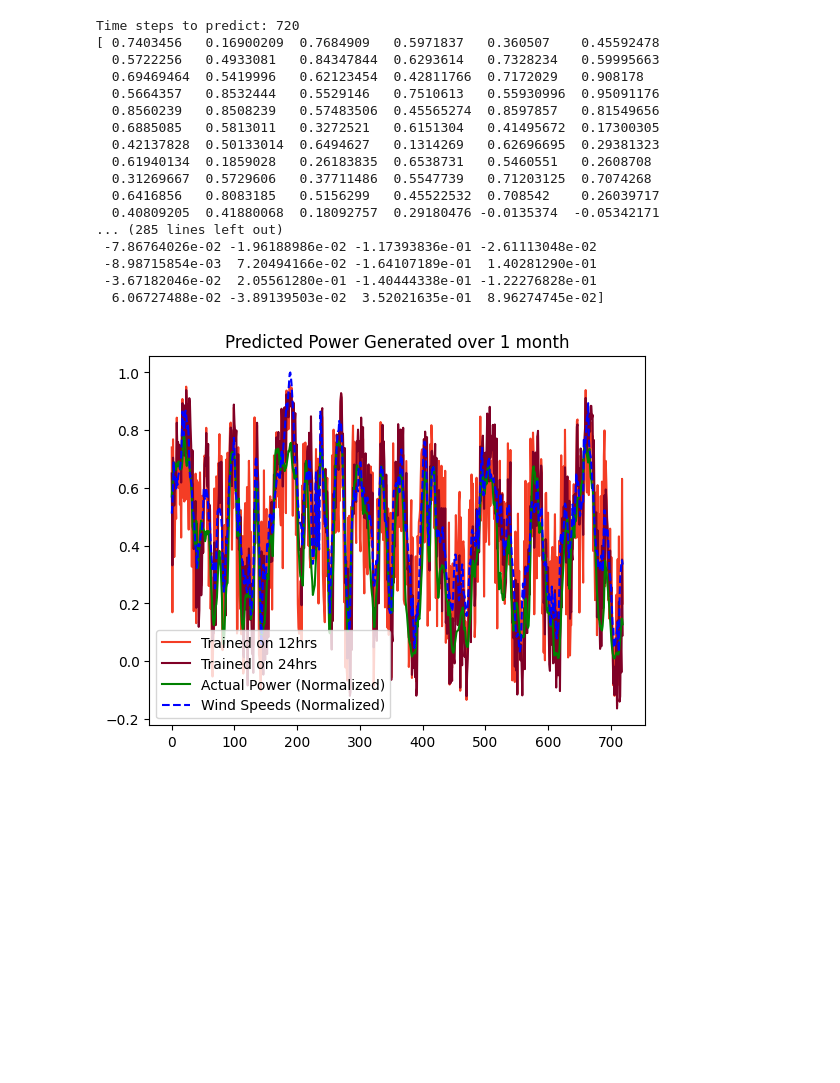
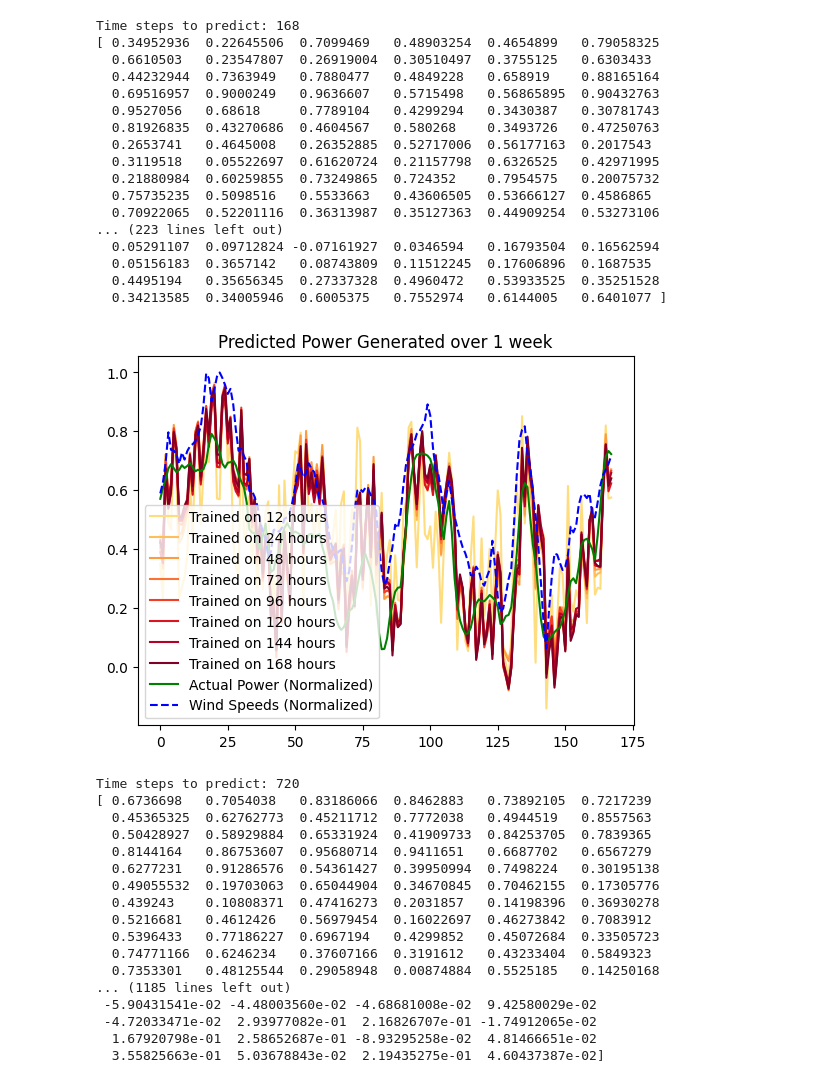
Before and after one commit to davidvalenta-dev/deep-wind-model-dispatch, a Jupyter notebook: power_model/src/model_exploration.ipynb, the cells around one changed output. Saved outputs shown, nothing was run; the diff lists cells and outputs as text; code cells hidden in the pictures; blank space fills up the shorter version.

```diff
--- a/power_model/src/model_exploration.ipynb
+++ b/power_model/src/model_exploration.ipynb
@@ -6,15 +6,28 @@ import numpy as np
 from util import load_experiment, random_quantiles
 # %%
 model_12hr, dataset, config = load_experiment('9e261057-b3c0-4cd9-81ed-d902d1b6b9f7', '../../data/processed/dataset_clean_no-outliers.csv')
-model_24hr, _, _ = load_experiment('2f9769b2-6c71-4f01-badd-bb1469e4c590', '../../data/processed/dataset_clean.csv')
+model_24hr, _, _ = load_experiment('2ce691e4-a9a2-4d93-ad1c-bc388e01fc94', '../../data/processed/dataset_clean.csv')
+model_48hr, _, _ = load_experiment('473bcb9c-a3c7-42f8-aee6-34bb68a21596', '../../data/processed/dataset_clean.csv')
+model_72hr, _, _ = load_experiment('036fcb8d-379b-45ef-822b-eaaadd2123ab', '../../data/processed/dataset_clean.csv')
+model_96hr, _, _ = load_experiment('9e6c4f5d-7c7d-470c-95a5-1ca144507cbc', '../../data/processed/dataset_clean.csv')
+model_120hr, _, _ = load_experiment('dcbc8111-da7c-4db8-b63c-fc66504c0ac2', '../../data/processed/dataset_clean.csv')
+model_144hr, _, _ = load_experiment('15cbb390-1085-4cb1-8991-a6a7f3216d6c', '../../data/processed/dataset_clean.csv')
+model_168hr, _, _ = load_experiment('7c758fe2-9414-4dee-8b8f-69f5d3e39939', '../../data/processed/dataset_clean.csv')
 # %%
 (speed, power) = dataset
 
-models = [model_12hr, model_24hr]
-model_labels = ['Trained on 12hrs', 'Trained on 24hrs']
+models = [model_12hr,
+          model_24hr,
+          model_48hr,
+          model_72hr,
+          model_96hr,
+          model_120hr,
+          model_144hr,
+          model_168hr]
+model_labels = [12, 24, 48, 72, 96, 120, 144, 168]
 
-scales = ['1 day', '1 week', '1 month']
-upper_bounds = [24, 24 * 7, 24 * 30]
+scales = ['1 day', '2 days', '1 week', '1 month']
+upper_bounds = [24, 24 * 2, 24 * 7, 24 * 30]
 
 M = len(models)
 
@@ -36,7 +49,7 @@ for i in range(len(scales)):
         label = model_labels[j]
         predicted_power = model(input, quantiles).detach().cpu().numpy().squeeze()
         print(predicted_power)
-        plt.plot(x, predicted_power, color=cmap(j+2), label=label)
+        plt.plot(x, predicted_power, color=cmap(j+2), label=f'Trained on {label} hours')
     plt.plot(x, target, 'g', label='Actual Power (Normalized)')
     plt.plot(x, norm_speed, '--b', label='Wind Speeds (Normalized)')
     plt.title(f'Predicted Power Generated over {scale}')
@@ -74,18 +95,35 @@ Time steps to predict: 168
-Time steps to predict: 720
-[ 0.7403456   0.16900209  0.7684909   0.5971837   0.360507    0.45592478
-  0.5722256   0.4933081   0.84347844  0.6293614   0.7328234   0.59995663
-  0.69469464  0.5419996   0.62123454  0.42811766  0.7172029   0.908178
-  0.5664357   0.8532444   0.5529146   0.7510613   0.55930996  0.95091176
-  0.8560239   0.8508239   0.57483506  0.45565274  0.8597857   0.81549656
-  0.6885085   0.5813011   0.3272521   0.6151304   0.41495672  0.17300305
-  0.42137828  0.50133014  0.6494627   0.1314269   0.62696695  0.29381323
-  0.61940134  0.1859028   0.26183835  0.6538731   0.5460551   0.2608708
-  0.31269667  0.5729606   0.37711486  0.5547739   0.71203125  0.7074268
-  0.6416856   0.8083185   0.5156299   0.45522532  0.708542    0.26039717
-  0.40809205  0.41880068  0.18092757  0.29180476 -0.0135374  -0.05342171
-... (285 lines left out)
- -7.86764026e-02 -1.96188986e-02 -1.17393836e-01 -2.61113048e-02
- -8.98715854e-03  7.20494166e-02 -1.64107189e-01  1.40281290e-01
- -3.67182046e-02  2.05561280e-01 -1.40444338e-01 -1.22276828e-01
-  6.06727488e-02 -3.89139503e-02  3.52021635e-01  8.96274745e-02]
+Time steps to predict: 168
+[ 0.34952936  0.22645506  0.7099469   0.48903254  0.4654899   0.79058325
+  0.6610503   0.23547807  0.26919004  0.30510497  0.3755125   0.6303433
+  0.44232944  0.7363949   0.7880477   0.4849228   0.658919    0.88165164
+  0.69516957  0.9000249   0.9636607   0.5715498   0.56865895  0.90432763
+  0.9527056   0.68618     0.7789104   0.4299294   0.3430387   0.30781743
+  0.81926835  0.43270686  0.4604567   0.580268    0.3493726   0.47250763
+  0.2653741   0.4645008   0.26352885  0.52717006  0.56177163  0.2017543
+  0.3119518   0.05522697  0.61620724  0.21157798  0.6326525   0.42971995
+  0.21880984  0.60259855  0.73249865  0.724352    0.7954575   0.20075732
+  0.75735235  0.5098516   0.5533663   0.43606505  0.53666127  0.4586865
+  0.70922065  0.52201116  0.36313987  0.35127363  0.44909254  0.53273106
+... (223 lines left out)
+  0.05291107  0.09712824 -0.07161927  0.0346594   0.16793504  0.16562594
+  0.05156183  0.3657142   0.08743809  0.11512245  0.17606896  0.1687535
+  0.4495194   0.35656345  0.27337328  0.4960472   0.53933525  0.35251528
+  0.34213585  0.34005946  0.6005375   0.7552974   0.6144005   0.6401077 ]
-[figure, old version]
+[figure, new version]
+Time steps to predict: 720
+[ 0.6736698   0.7054038   0.83186066  0.8462883   0.73892105  0.7217239
+  0.45365325  0.62762773  0.45211712  0.7772038   0.4944519   0.8557563
+  0.50428927  0.58929884  0.65331924  0.41909733  0.84253705  0.7839365
+  0.8144164   0.86753607  0.95680714  0.9411651   0.6687702   0.6567279
+  0.6277231   0.91286576  0.54361427  0.39950994  0.7498224   0.30195138
+  0.49055532  0.19703063  0.65044904  0.34670845  0.70462155  0.17305776
+  0.439243    0.10808371  0.47416273  0.2031857   0.14198396  0.36930278
+  0.5216681   0.4612426   0.56979454  0.16022697  0.46273842  0.7083912
+  0.5396433   0.77186227  0.6967194   0.4299852   0.45072684  0.33505723
+  0.74771166  0.6246234   0.37607166  0.3191612   0.43233404  0.5849323
+  0.7353301   0.48125544  0.29058948  0.00874884  0.5525185   0.14250168
+... (1185 lines left out)
+ -5.90431541e-02 -4.48003560e-02 -4.68681008e-02  9.42580029e-02
+ -4.72033471e-02  2.93977082e-01  2.16826707e-01 -1.74912065e-02
+  1.67920798e-01  2.58652687e-01 -8.93295258e-02  4.81466651e-02
+  3.55825663e-01  5.03678843e-02  2.19435275e-01  4.60437387e-02]
```
Also changed, not shown: parts of 5 cells of this notebook, 20 other files.
